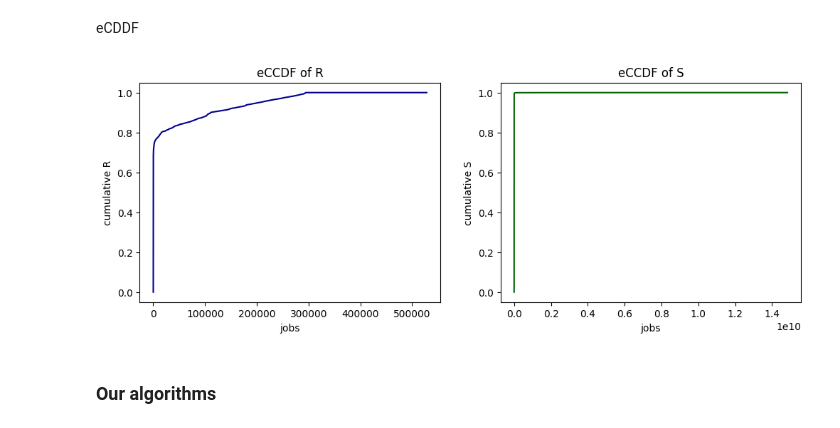
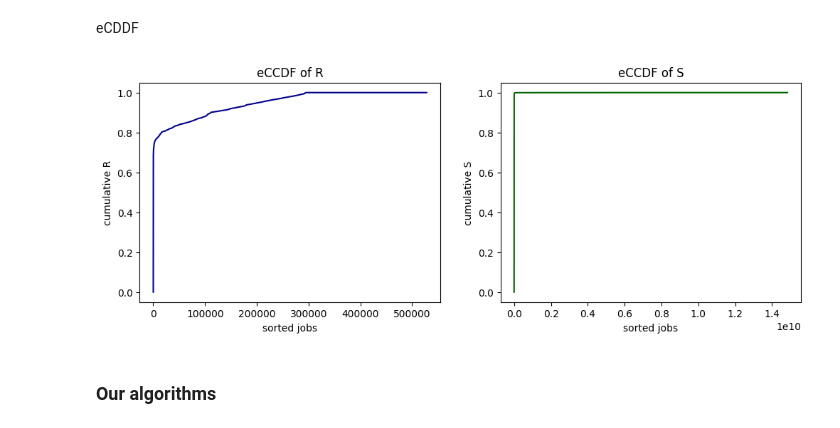
Before and after one commit to Matteo-Candi/Data_Center, a Jupyter notebook: Hw_2/main.ipynb, the cells around one changed output. Cells and saved outputs as stored; diff of their text form; code cells hidden in the pictures.

```diff
--- a/Hw_2/main.ipynb
+++ b/Hw_2/main.ipynb
@@ -342,25 +342,25 @@ eCDDF
 # %%
 cols = ['darkblue', 'darkgreen']
 
 fig, ax = plt.subplots(1, 2, figsize=(12, 4))
 
 sorted_data = np.sort(stats_df.R)
 ccdf = np.arange(1, len(sorted_data) + 1) / len(sorted_data)
 ax[0].plot(sorted_data, ccdf, color = cols[0])
 ax[0].set_title('eCCDF of R')
 ax[0].set_ylabel('cumulative R')
-ax[0].set_xlabel('jobs')
+ax[0].set_xlabel('sorted jobs')
 
 sorted_data = np.sort(stats_df.S)
 ccdf = np.arange(1, len(sorted_data) + 1) / len(sorted_data)
 ax[1].plot(sorted_data, ccdf, color = cols[1])
 ax[1].set_title('eCCDF of S')
 ax[1].set_ylabel('cumulative S')
-ax[1].set_xlabel('jobs')
+ax[1].set_xlabel('sorted jobs')
 
 plt.show()
 # %% [output]
-[figure, old version]
+[figure, new version]
 # %% [markdown]
 ### Our algorithms
 # %%
```
